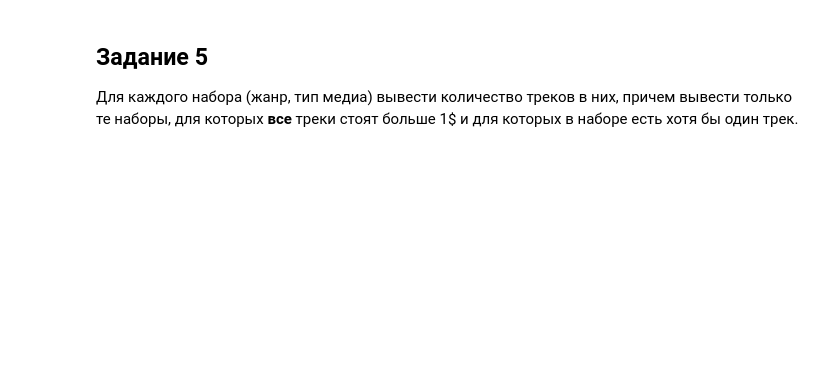
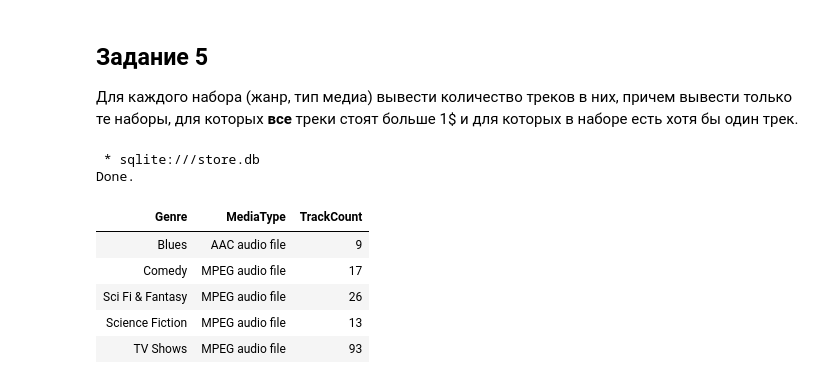
Before and after one commit to AstronomekDomansky/-.-1, a Jupyter notebook: _2.ipynb, the cells around one changed output. Cells and saved outputs as stored; diff of their text form; code cells hidden in the pictures; blank space fills up the shorter version.

```diff
--- a/_2.ipynb
+++ b/_2.ipynb
@@ -34,3 +118,20 @@ Done.
 # %% [markdown]
 ## Задание 5
 Для каждого набора (жанр, тип медиа) вывести количество треков в них, причем вывести только те наборы, для которых **все** треки стоят больше 1$ и для которых в наборе есть хотя бы один трек.
+# %%
+%%sql
+SELECT g.Name AS Genre, mt.Name AS MediaType, COUNT(*) AS TrackCount
+    FROM tracks t
+JOIN genres g ON t.GenreId = g.GenreId
+JOIN media_types mt ON t.MediaTypeId = mt.MediaTypeId
+GROUP BY g.Name, mt.Name
+HAVING MIN(t.UnitPrice) > 1;
+# %% [output]
+ * sqlite:///store.db
+Done.
+| Genre | MediaType | TrackCount |
+| Blues | AAC audio file | 9 |
+| Comedy | MPEG audio file | 17 |
+| Sci Fi & Fantasy | MPEG audio file | 26 |
+| Science Fiction | MPEG audio file | 13 |
+| TV Shows | MPEG audio file | 93 |
```
Also changed, not shown: parts of 6 cells of this notebook.
